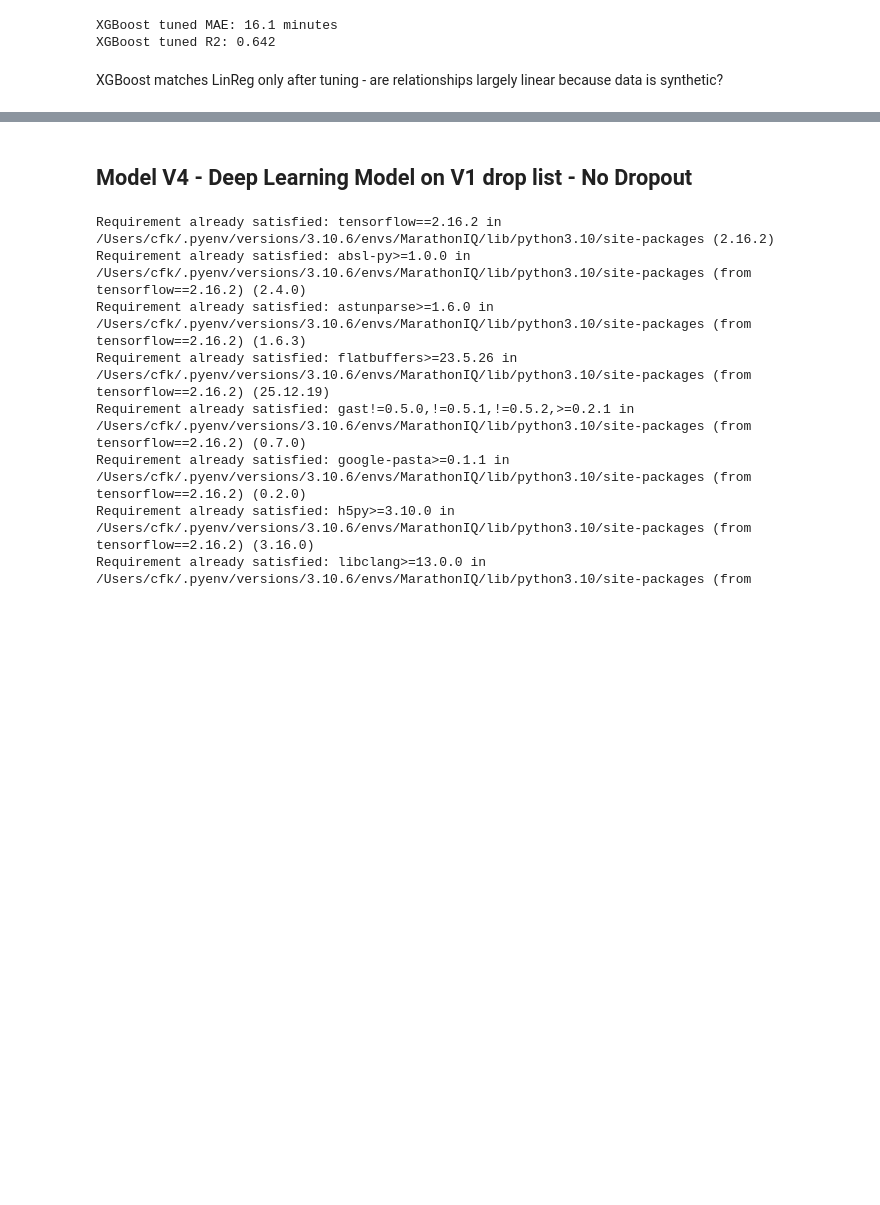
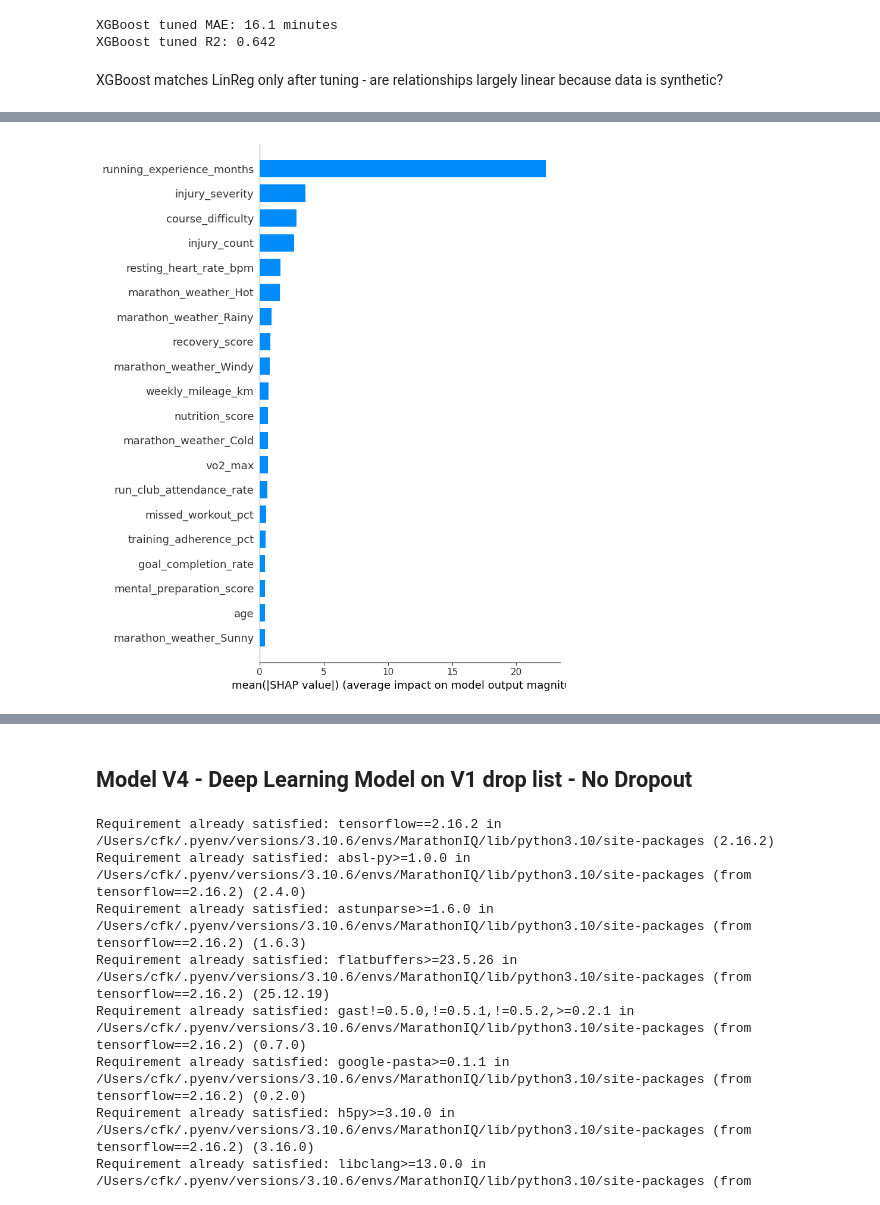
Before and after one commit to francescosias/MarathonIQ, a Jupyter notebook: chris_EDA_baseline.ipynb, the cells around one changed output, grey strips where cells are left out. Drawn from its saved outputs; the diff is of its cells as text; code cells hidden in the pictures; blank space fills up the shorter version.

```diff
--- a/chris_EDA_baseline.ipynb
+++ b/chris_EDA_baseline.ipynb
@@ -411,0 +432,10 @@ XGBoost matches LinReg only after tuning - are relationships largely linear beca
+# %%
+import shap
+# Create explainer
+explainer = shap.TreeExplainer(model_xgb_v1)
+shap_values = explainer.shap_values(X_train_v1)
+
+# Summary plot — direction + magnitude
+shap.summary_plot(shap_values, X_train_v1, plot_type='bar')
+# %% [output]
+[figure, added]
```
Also changed, not shown: parts of 29 cells of this notebook, 1 other file.
